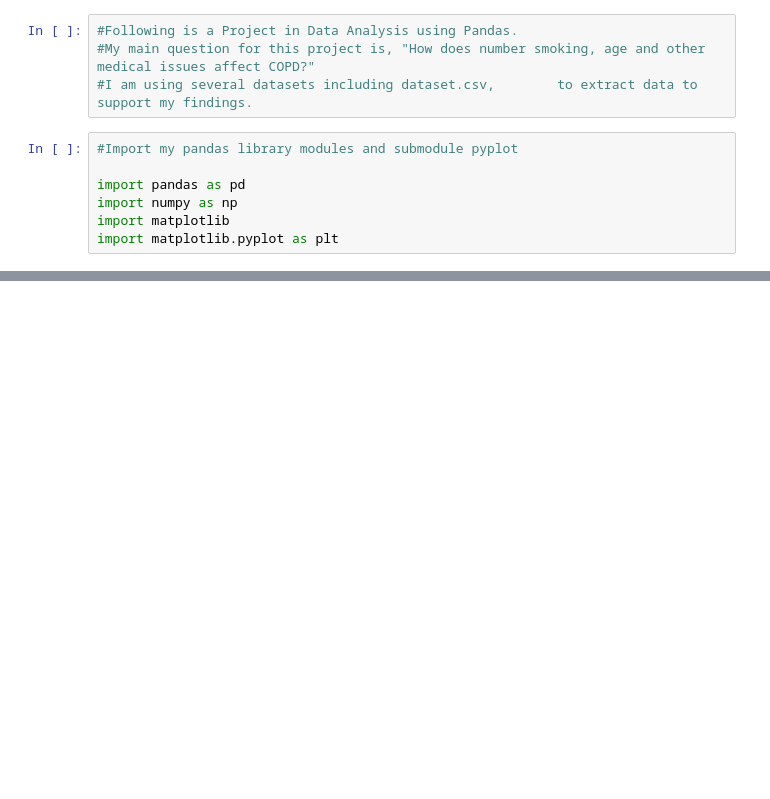
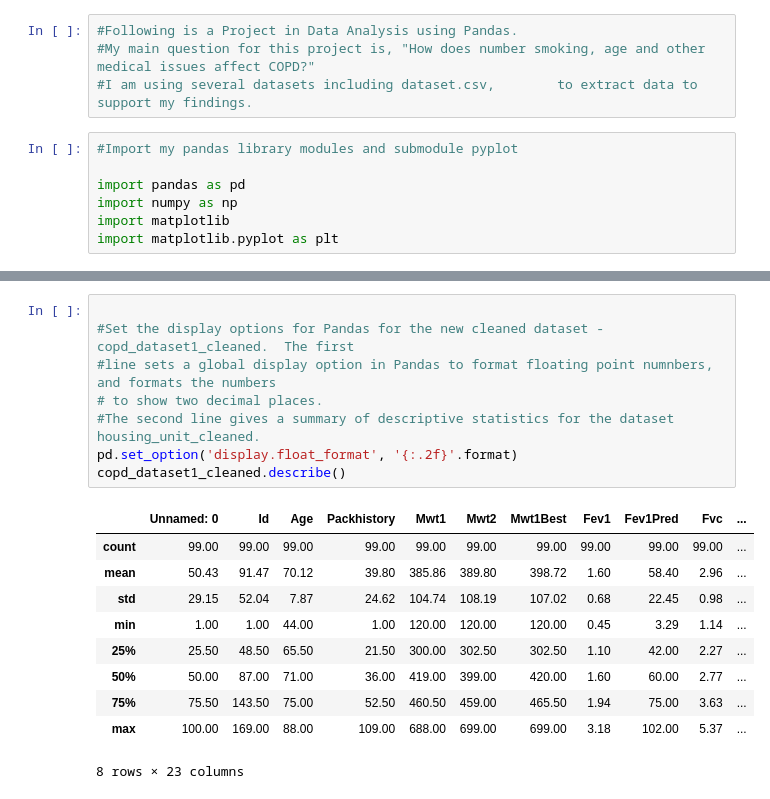
Before and after one commit to TrishS7777/Capstone_Project_2025_Patricia_Sullivan1, a Jupyter notebook: CapstoneProject2025PatriciaSullivan.ipynb, the cells around one changed output, grey strips where cells are left out. Cells and saved outputs as stored; diff of their text form; blank space fills up the shorter version.

```diff
--- a/CapstoneProject2025PatriciaSullivan.ipynb
+++ b/CapstoneProject2025PatriciaSullivan.ipynb
@@ -29,0 +158,19 @@ copd_dataset1.head(10)
+# %%
+
+#Set the display options for Pandas for the new cleaned dataset - copd_dataset1_cleaned.  The first
+#line sets a global display option in Pandas to format floating point numnbers, and formats the numbers
+# to show two decimal places.
+#The second line gives a summary of descriptive statistics for the dataset housing_unit_cleaned.
+pd.set_option('display.float_format', '{:.2f}'.format)
+copd_dataset1_cleaned.describe()
+# %% [output]
+|  | Unnamed: 0 | Id | Age | Packhistory | Mwt1 | Mwt2 | Mwt1Best | Fev1 | Fev1Pred | Fvc | ... |
+| count | 99.00 | 99.00 | 99.00 | 99.00 | 99.00 | 99.00 | 99.00 | 99.00 | 99.00 | 99.00 | ... |
+| mean | 50.43 | 91.47 | 70.12 | 39.80 | 385.86 | 389.80 | 398.72 | 1.60 | 58.40 | 2.96 | ... |
+| std | 29.15 | 52.04 | 7.87 | 24.62 | 104.74 | 108.19 | 107.02 | 0.68 | 22.45 | 0.98 | ... |
+| min | 1.00 | 1.00 | 44.00 | 1.00 | 120.00 | 120.00 | 120.00 | 0.45 | 3.29 | 1.14 | ... |
+| 25% | 25.50 | 48.50 | 65.50 | 21.50 | 300.00 | 302.50 | 302.50 | 1.10 | 42.00 | 2.27 | ... |
+| 50% | 50.00 | 87.00 | 71.00 | 36.00 | 419.00 | 399.00 | 420.00 | 1.60 | 60.00 | 2.77 | ... |
+| 75% | 75.50 | 143.50 | 75.00 | 52.50 | 460.50 | 459.00 | 465.50 | 1.94 | 75.00 | 3.63 | ... |
+| max | 100.00 | 169.00 | 88.00 | 109.00 | 688.00 | 699.00 | 699.00 | 3.18 | 102.00 | 5.37 | ... |
+8 rows × 23 columns
```
Also changed, not shown: parts of 13 cells of this notebook.
